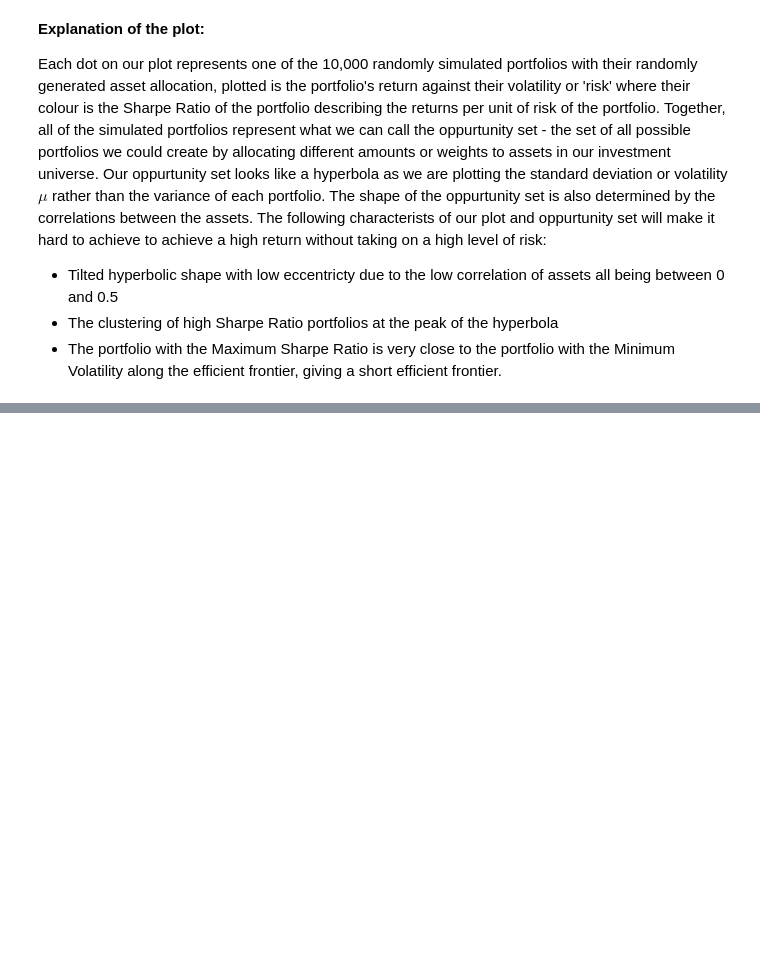
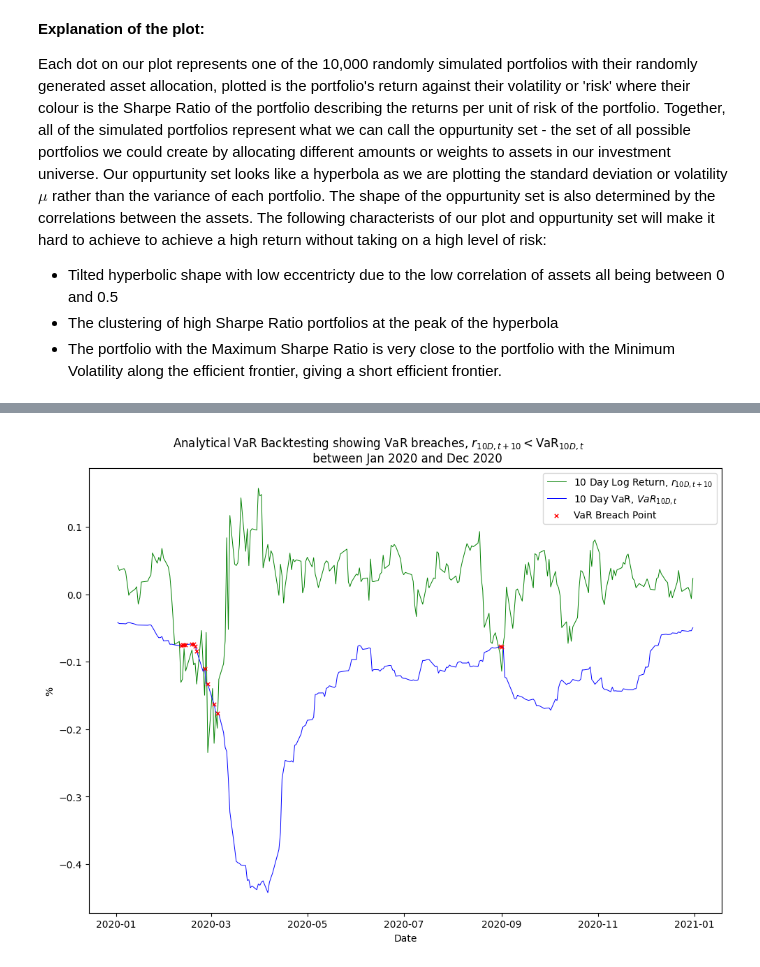
Before and after one commit to imharrisonking/cqf, a Jupyter notebook: 02-quantitative-risk-and-return/exam/E1_HARRISONKING_REPORT.ipynb, the cells around one changed output, grey strips where cells are left out. Saved outputs shown, nothing was run; the diff lists cells and outputs as text; code cells hidden in the pictures; blank space fills up the shorter version.

```diff
--- a/02-quantitative-risk-and-return/exam/E1_HARRISONKING_REPORT.ipynb
+++ b/02-quantitative-risk-and-return/exam/E1_HARRISONKING_REPORT.ipynb
@@ -713,0 +898,4 @@ Hint: computation of EWMA $\sigma_{t+1}^{2}$ is not sufficient, proceed to compu
+# %%
+# Filter the dataframe between 2020 and 2021
+covid_df = nasdaq_df[(nasdaq_df.index >= '2020-01-01') & (nasdaq_df.index <= '2021-01-01')]
+covid_df.head()
@@ -713,0 +910,5 @@ Hint: computation of EWMA $\sigma_{t+1}^{2}$ is not sufficient, proceed to compu
+# %%
+# Plot the VaR breaches in 2020
+plot_VaR_Breaches(covid_df)
+# %% [output]
+[figure, added]
```
Also changed, not shown: parts of 25 cells of this notebook, 1 other file.
